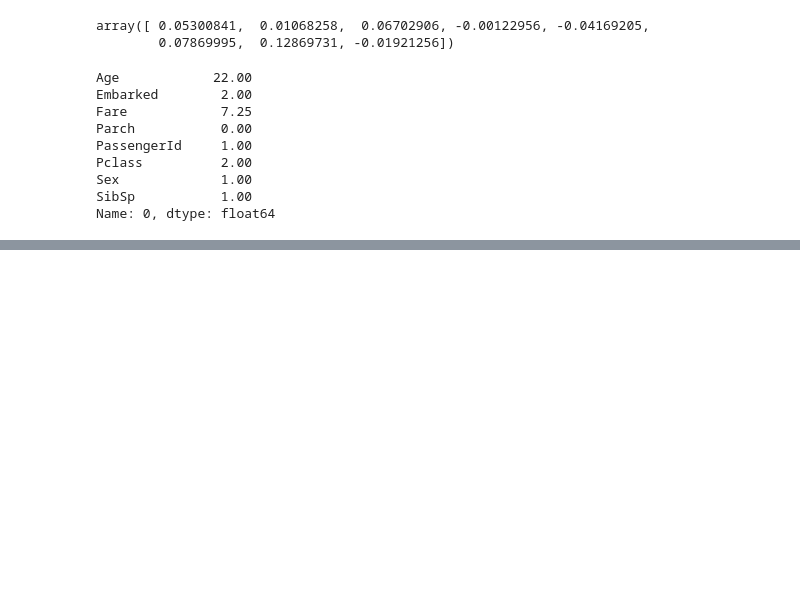
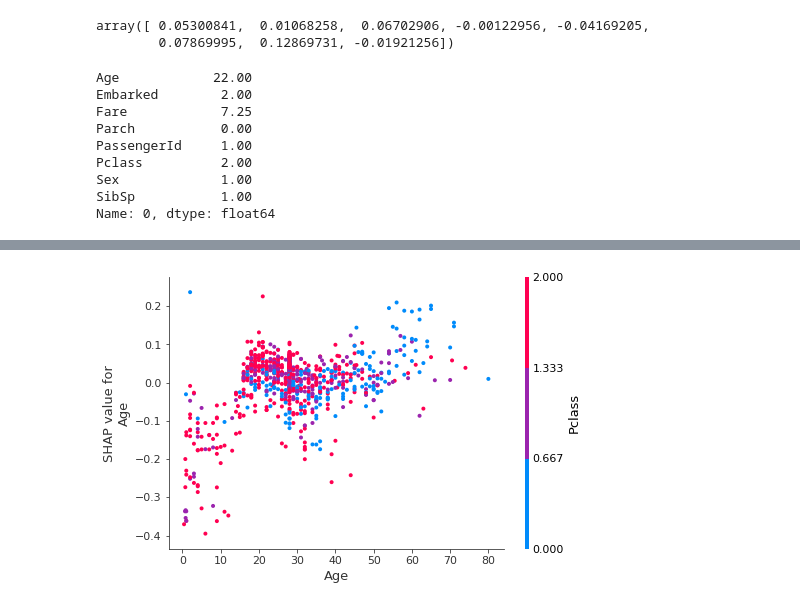
Before and after one commit to bipinkc19/explaining-black-boxes, a Jupyter notebook: Shap tabular.ipynb, the cells around one changed output, grey strips where cells are left out. Drawn from its saved outputs; the diff is of its cells as text; code cells hidden in the pictures; blank space fills up the shorter version.

```diff
--- a/Shap tabular.ipynb
+++ b/Shap tabular.ipynb
@@ -110,0 +115,4 @@ shap.force_plot(explainer.expected_value[0], shap_values[0][0], X.loc[0])
+# %%
+shap.dependence_plot("Age", shap_values[0], X)
+# %% [output]
+[figure, added]
```
Also changed, not shown: parts of 3 cells of this notebook, 5 other files.
